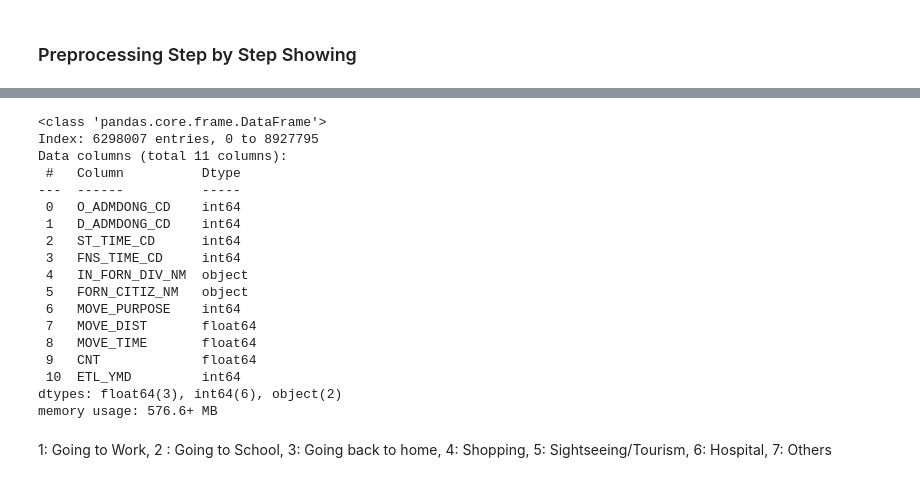
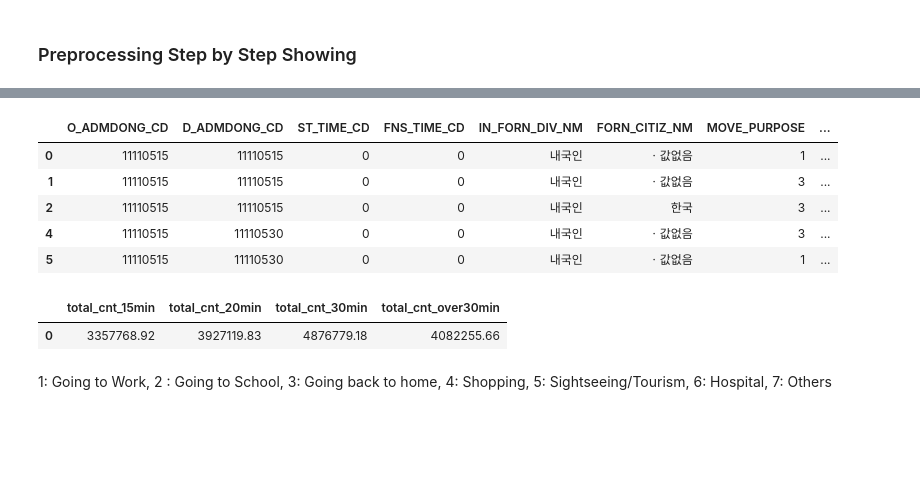
Before and after one commit to jieun0441/XMC, a Jupyter notebook: Time_15min_M_B_Self_containment_Calculation_dong_ver3.ipynb, the cells around one changed output, grey strips where cells are left out. Saved outputs shown, nothing was run; the diff lists cells and outputs as text; code cells hidden in the pictures; blank space fills up the shorter version.

```diff
--- a/Time_15min_M_B_Self_containment_Calculation_dong_ver3.ipynb
+++ b/Time_15min_M_B_Self_containment_Calculation_dong_ver3.ipynb
@@ -198,3 +199,21 @@ df = df[(df['O_ADMDONG_CD'] != 0) & (df['D_ADMDONG_CD']!=0)]
 # %%
 # keep only domestic residents
 df = df[(df['IN_FORN_DIV_NM'] == "내국인")]
+# %%
+# Create the O_SEOUL variable
+df['O_SEOUL'] = df['O_ADMDONG_CD'].apply(lambda x: 1 if str(x).startswith('11') else 0)
+
+# Create the D_SEOUL variable
+df['D_SEOUL'] = df['D_ADMDONG_CD'].apply(lambda x: 1 if str(x).startswith('11') else 0)
+
+# Filter the dataframe to keep only rows where 'O_SEOUL' is 1
+df_filtered = df.loc[df['O_SEOUL'] == 1]
+# %%
+df.head()
+# %% [output]
+|  | O_ADMDONG_CD | D_ADMDONG_CD | ST_TIME_CD | FNS_TIME_CD | IN_FORN_DIV_NM | FORN_CITIZ_NM | MOVE_PURPOSE | ... |
+| 0 | 11110515 | 11110515 | 0 | 0 | 내국인 | ㆍ값없음 | 1 | ... |
+| 1 | 11110515 | 11110515 | 0 | 0 | 내국인 | ㆍ값없음 | 3 | ... |
+| 2 | 11110515 | 11110515 | 0 | 0 | 내국인 | 한국 | 3 | ... |
+| 4 | 11110515 | 11110530 | 0 | 0 | 내국인 | ㆍ값없음 | 3 | ... |
+| 5 | 11110515 | 11110530 | 0 | 0 | 내국인 | ㆍ값없음 | 1 | ... |
@@ -201,26 +245,10 @@ df = df[(df['IN_FORN_DIV_NM'] == "내국인")]
+# %%
+summary_df
+# %% [output]
+|  | total_cnt_15min | total_cnt_20min | total_cnt_30min | total_cnt_over30min |
+| 0 | 3357768.92 | 3927119.83 | 4876779.18 | 4082255.66 |
 # %%
 # df['O_ADMDONG_CD'].value_counts(dropna = False).to_frame().to_excel("/content/drive/MyDrive/FMC_Data/M-B_dong_202303/O_ADMDONG_CD_value_counts_0304_after_process2.xlsx")
-# %%
-df.info()
-# %% [output]
-<class 'pandas.core.frame.DataFrame'>
-Index: 6298007 entries, 0 to 8927795
-Data columns (total 11 columns):
- #   Column          Dtype
----  ------          -----
- 0   O_ADMDONG_CD    int64
- 1   D_ADMDONG_CD    int64
- 2   ST_TIME_CD      int64
- 3   FNS_TIME_CD     int64
- 4   IN_FORN_DIV_NM  object
- 5   FORN_CITIZ_NM   object
- 6   MOVE_PURPOSE    int64
- 7   MOVE_DIST       float64
- 8   MOVE_TIME       float64
- 9   CNT             float64
- 10  ETL_YMD         int64
-dtypes: float64(3), int64(6), object(2)
-memory usage: 576.6+ MB
 # %% [markdown]
 1: Going to Work, 2 : Going to School, 3: Going back to home, 4: Shopping, 5: Sightseeing/Tourism, 6: Hospital, 7: Others
 # %%
```
Also changed, not shown: parts of 7 cells of this notebook.
